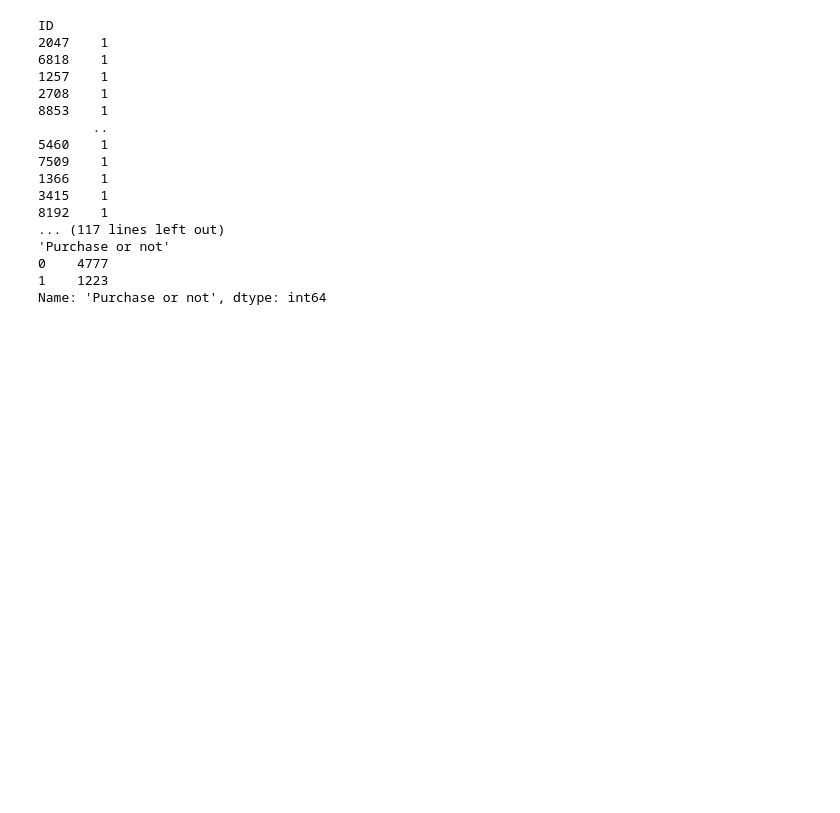
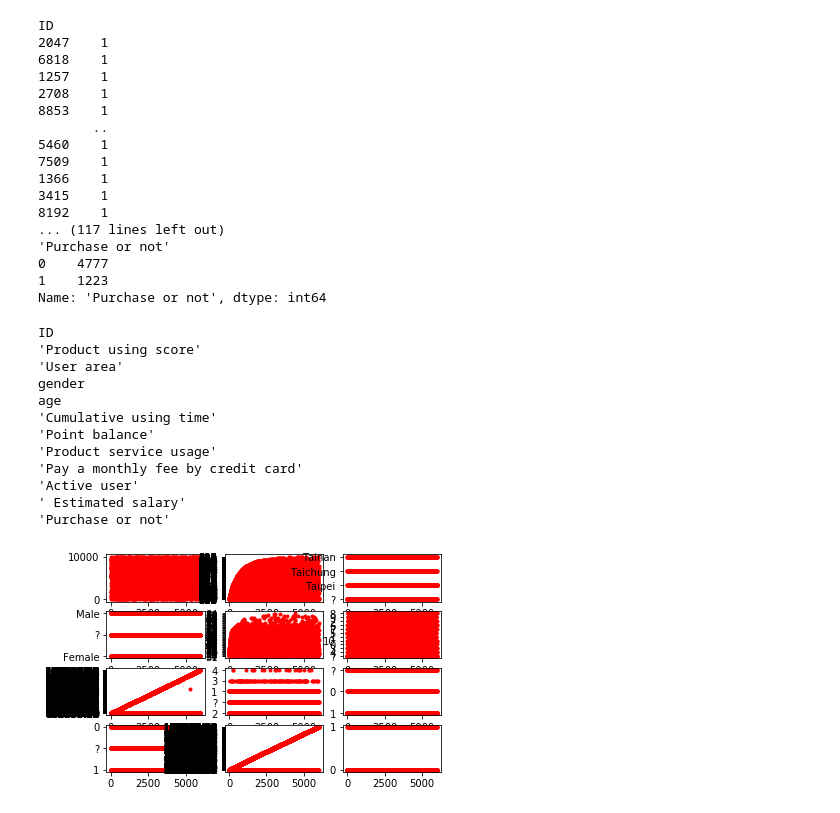
Before and after one commit to wjunneng/2019-CDA-Product-Marketing-Model-Construction-And-Forecasting, a Jupyter notebook: eda/9_20.ipynb, the cells around one changed output. Saved outputs shown, nothing was run; the diff lists cells and outputs as text; code cells hidden in the pictures; blank space fills up the shorter version.

```diff
--- a/eda/9_20.ipynb
+++ b/eda/9_20.ipynb
@@ -50,3 +50,28 @@ ID
 0    4777
 1    1223
 Name: 'Purchase or not', dtype: int64
+# %%
+%matplotlib inline
+import matplotlib.pyplot as plt
+
+i = 0
+for column in df_training.columns:
+    i += 1
+    print(column)
+    plt.subplot(4, 3, i)
+    plt.plot(list(df_training.index), df_training.loc[:, column],'r.')
+plt.show()
+# %% [output]
+ID
+'Product using score'
+'User area'
+gender
+age
+'Cumulative using time'
+'Point balance'
+'Product service usage'
+'Pay a monthly fee by credit card'
+'Active user'
+' Estimated salary'
+'Purchase or not'
+[figure, added]
```
Also changed, not shown: parts of 2 cells of this notebook, 5 other files.
